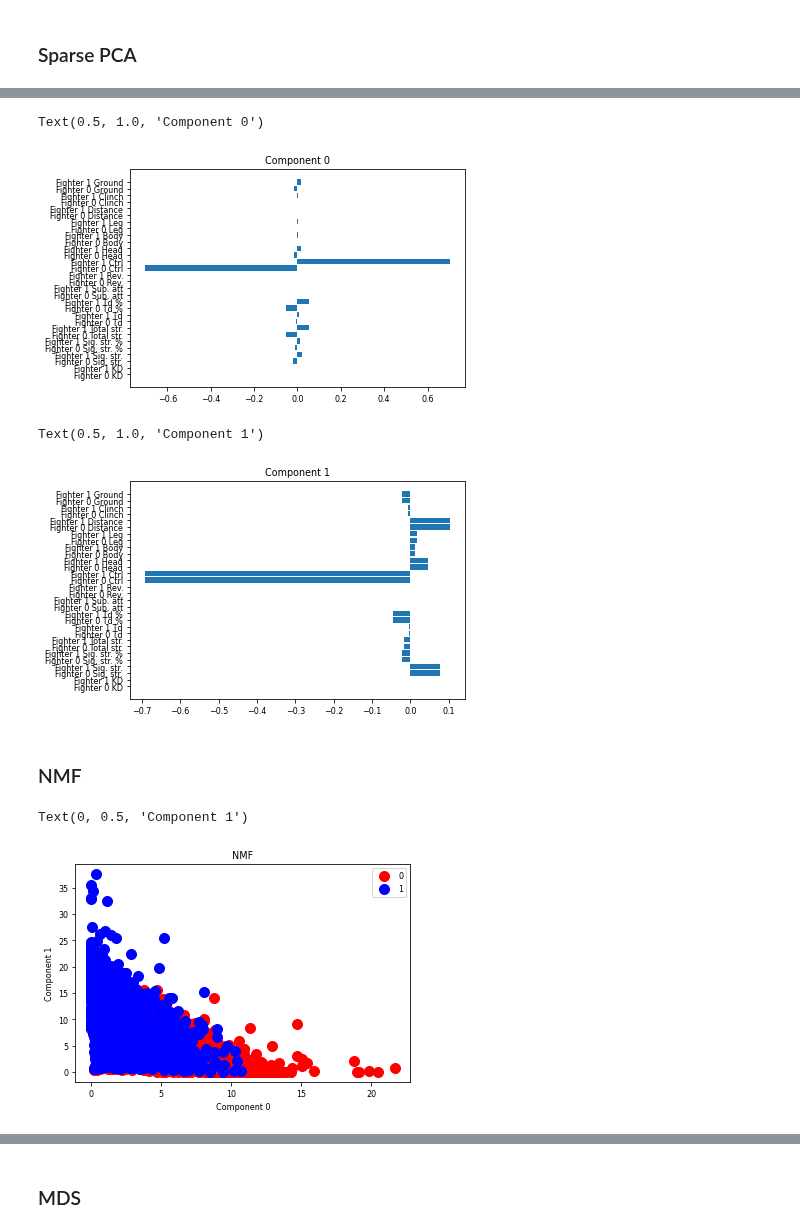
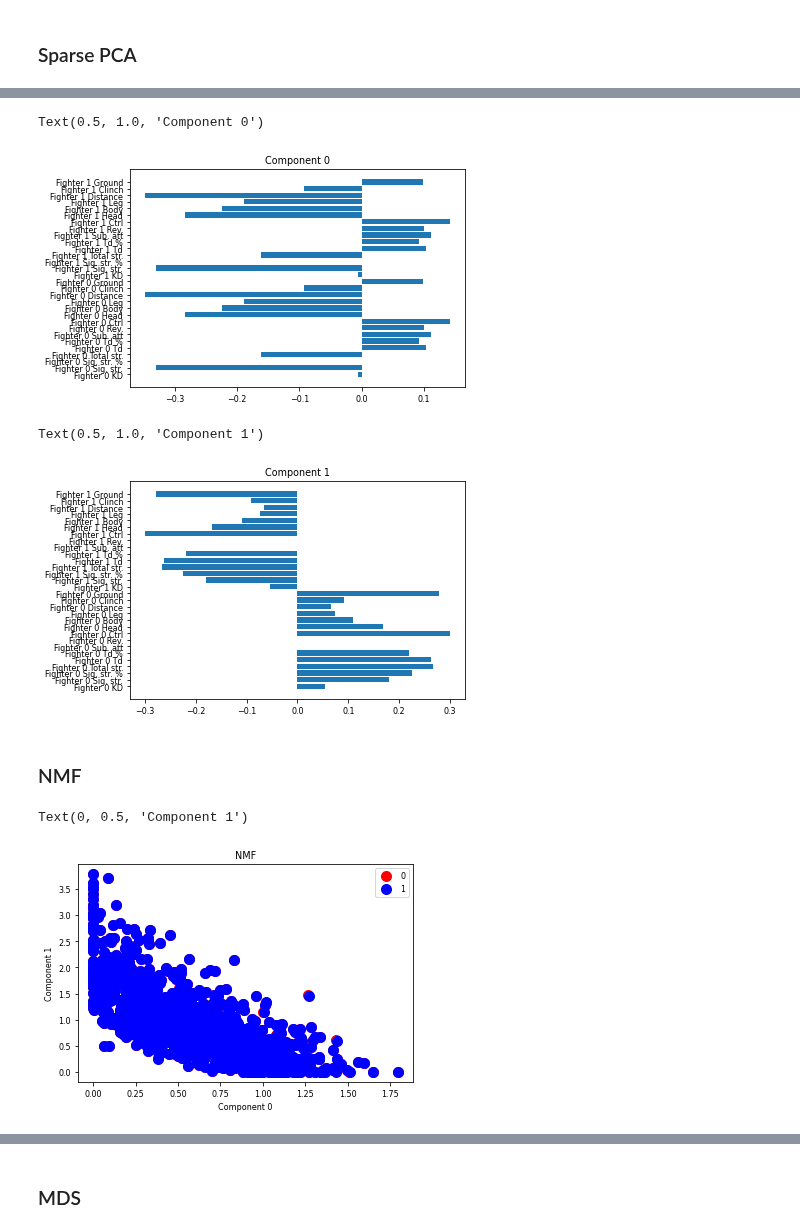
Before and after one commit to tylerlum/ufc_automated_scoring_system, a Jupyter notebook: UFC_automated_scoring.ipynb, the cells around one changed output, grey strips where cells are left out. Cells and saved outputs as stored; diff of their text form; code cells hidden in the pictures.

```diff
--- a/UFC_automated_scoring.ipynb
+++ b/UFC_automated_scoring.ipynb
@@ -221,6 +221,8 @@ y_train_aug.shape = (26488, 1)
 ## Define inputs to future training
 # %%
 # X_train, y_train = X_train_new_normal_aug, y_train_aug
+X_train = X_train_new_normal
+X_valid = X_valid_new_normal
 # %% [markdown]
 ## Train and test ML models
 
@@ -298,7 +300,7 @@ plt.barh(X_train.columns, component0)
 plt.title("Component 0")
 # %% [output]
 Text(0.5, 1.0, 'Component 0')
-[figure, old version]
+[figure, new version]
 # %%
 # Understand basis
 component1 = sparse_pca.components_[1, :]
@@ -308,28 +310,31 @@ plt.barh(X_train.columns, component1)
 plt.title("Component 1")
 # %% [output]
 Text(0.5, 1.0, 'Component 1')
-[figure, old version]
+[figure, new version]
 # %% [markdown]
 ### NMF
 # %%
 from sklearn.decomposition import NMF
 
 # Fit NMF
 nmf = NMF(n_components=2, init='random', random_state=0)
-Z_train = nmf.fit_transform(X_train)
+if (X_train < 0).values.any():  # Must be non-negative
+    Z_train = nmf.fit_transform(X_train - X_train.min())
+else:
+    Z_train = nmf.fit_transform(X_train)
 
 # Plot
 color_dict = {0: 'red', 1: 'blue'}
 for label in np.unique(y_train):
     ix = np.where(y_train == label)
     plt.scatter(Z_train[ix, 0], Z_train[ix, 1], c = color_dict[label], label = label, s = 100)
 plt.legend()
 plt.title("NMF")
 plt.xlabel("Component 0")
 plt.ylabel("Component 1")
 # %% [output]
 Text(0, 0.5, 'Component 1')
-[figure, old version]
+[figure, new version]
 # %%
 # Understand basis
 component0 = nmf.components_[0, :]
```
Also changed, not shown: parts of 42 cells of this notebook.
